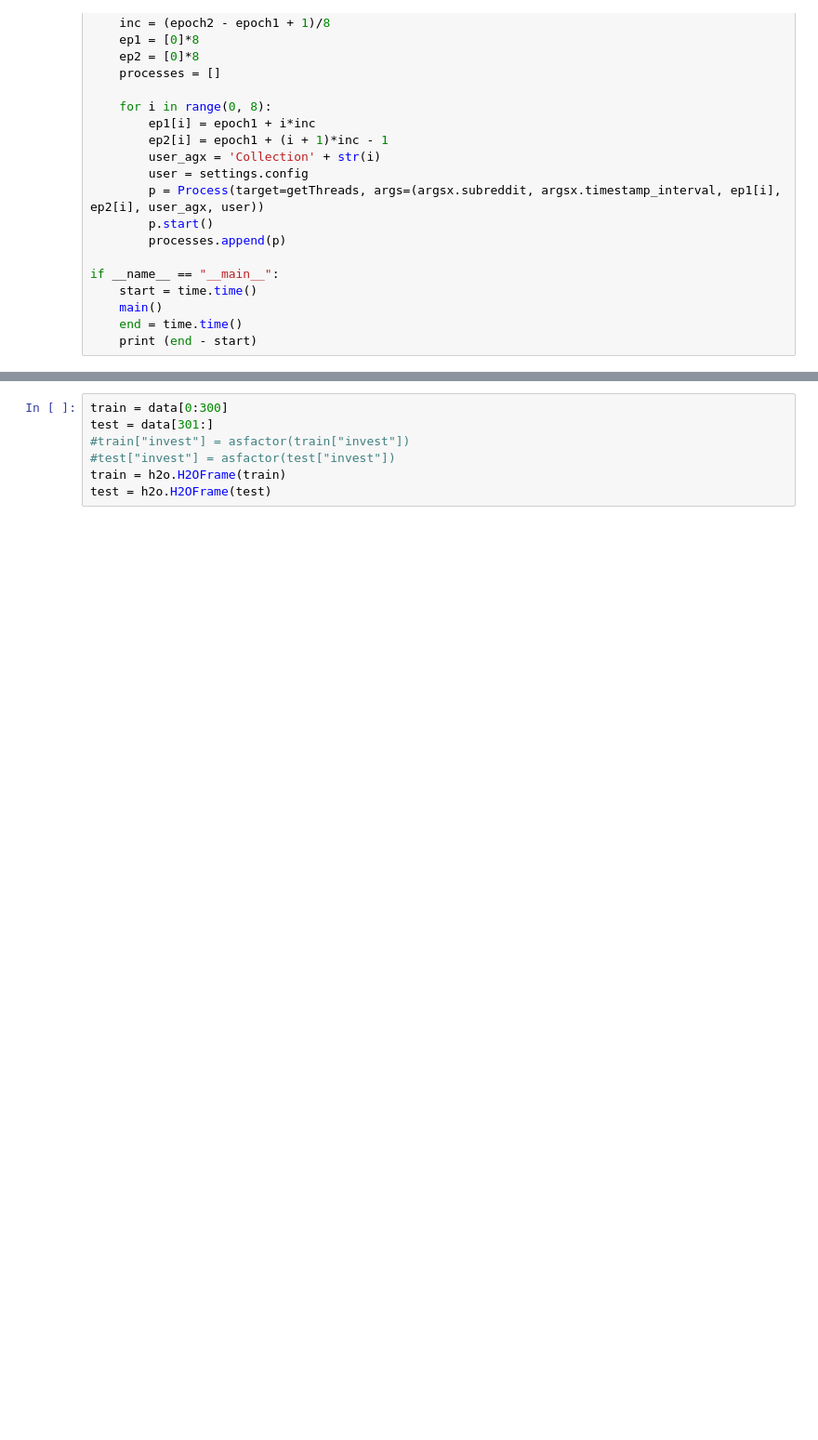
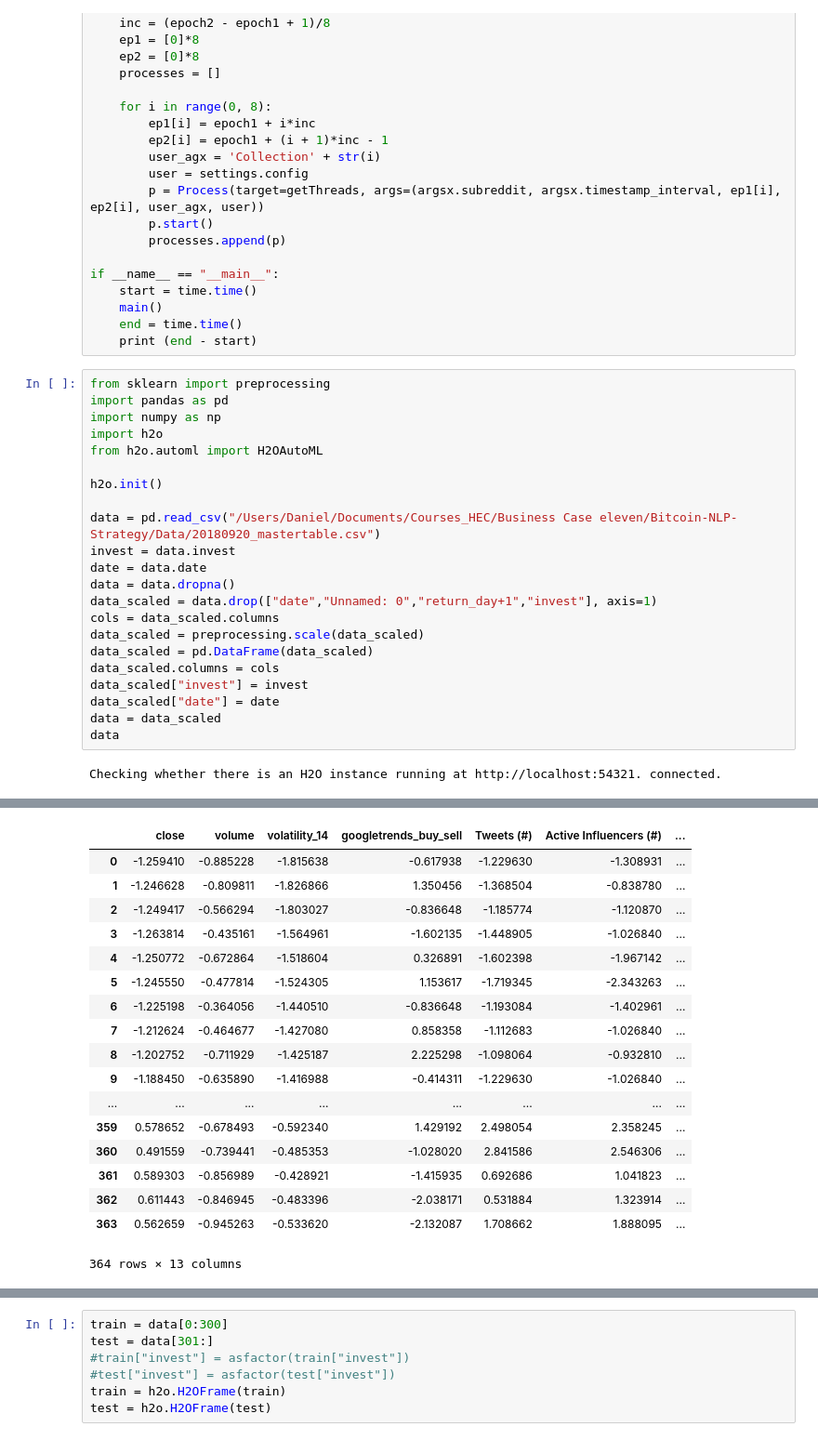
Before and after one commit to ViktorMalesevic/Bitcoin-NLP-Strategy, a Jupyter notebook: code_daniel.ipynb, the cells around one changed output, grey strips where cells are left out. Shown at 93% size. Saved outputs shown, nothing was run; the diff lists cells and outputs as text; blank space fills up the shorter version.

```diff
--- a/code_daniel.ipynb
+++ b/code_daniel.ipynb
@@ -227,3 +227,27 @@ if __name__ == "__main__":
 	main()
 	end = time.time()
 	print (end - start)
+# %%
+from sklearn import preprocessing
+import pandas as pd
+import numpy as np
+import h2o
+from h2o.automl import H2OAutoML
+
+h2o.init()
+
+data = pd.read_csv("/Users/Daniel/Documents/Courses_HEC/Business Case eleven/Bitcoin-NLP-Strategy/Data/20180920_mastertable.csv")
+invest = data.invest
+date = data.date
+data = data.dropna()
+data_scaled = data.drop(["date","Unnamed: 0","return_day+1","invest"], axis=1)
+cols = data_scaled.columns
+data_scaled = preprocessing.scale(data_scaled)
+data_scaled = pd.DataFrame(data_scaled)
+data_scaled.columns = cols
+data_scaled["invest"] = invest
+data_scaled["date"] = date
+data = data_scaled
+data
+# %% [output]
+Checking whether there is an H2O instance running at http://localhost:54321. connected.
@@ -230,3 +270,21 @@ if __name__ == "__main__":
+|  | close | volume | volatility_14 | googletrends_buy_sell | Tweets (#) | Active Influencers (#) | ... |
+| 0 | -1.259410 | -0.885228 | -1.815638 | -0.617938 | -1.229630 | -1.308931 | ... |
+| 1 | -1.246628 | -0.809811 | -1.826866 | 1.350456 | -1.368504 | -0.838780 | ... |
+| 2 | -1.249417 | -0.566294 | -1.803027 | -0.836648 | -1.185774 | -1.120870 | ... |
+| 3 | -1.263814 | -0.435161 | -1.564961 | -1.602135 | -1.448905 | -1.026840 | ... |
+| 4 | -1.250772 | -0.672864 | -1.518604 | 0.326891 | -1.602398 | -1.967142 | ... |
+| 5 | -1.245550 | -0.477814 | -1.524305 | 1.153617 | -1.719345 | -2.343263 | ... |
+| 6 | -1.225198 | -0.364056 | -1.440510 | -0.836648 | -1.193084 | -1.402961 | ... |
+| 7 | -1.212624 | -0.464677 | -1.427080 | 0.858358 | -1.112683 | -1.026840 | ... |
+| 8 | -1.202752 | -0.711929 | -1.425187 | 2.225298 | -1.098064 | -0.932810 | ... |
+| 9 | -1.188450 | -0.635890 | -1.416988 | -0.414311 | -1.229630 | -1.026840 | ... |
+| ... | ... | ... | ... | ... | ... | ... | ... |
+| 359 | 0.578652 | -0.678493 | -0.592340 | 1.429192 | 2.498054 | 2.358245 | ... |
+| 360 | 0.491559 | -0.739441 | -0.485353 | -1.028020 | 2.841586 | 2.546306 | ... |
+| 361 | 0.589303 | -0.856989 | -0.428921 | -1.415935 | 0.692686 | 1.041823 | ... |
+| 362 | 0.611443 | -0.846945 | -0.483396 | -2.038171 | 0.531884 | 1.323914 | ... |
+| 363 | 0.562659 | -0.945263 | -0.533620 | -2.132087 | 1.708662 | 1.888095 | ... |
+364 rows × 13 columns
 # %%
 for lines in range(12):
         data["lag_return_day"+str(lines+1)]=data["return_day+1"].shift(lines+1)
```
Also changed, not shown: parts of 4 cells of this notebook.
